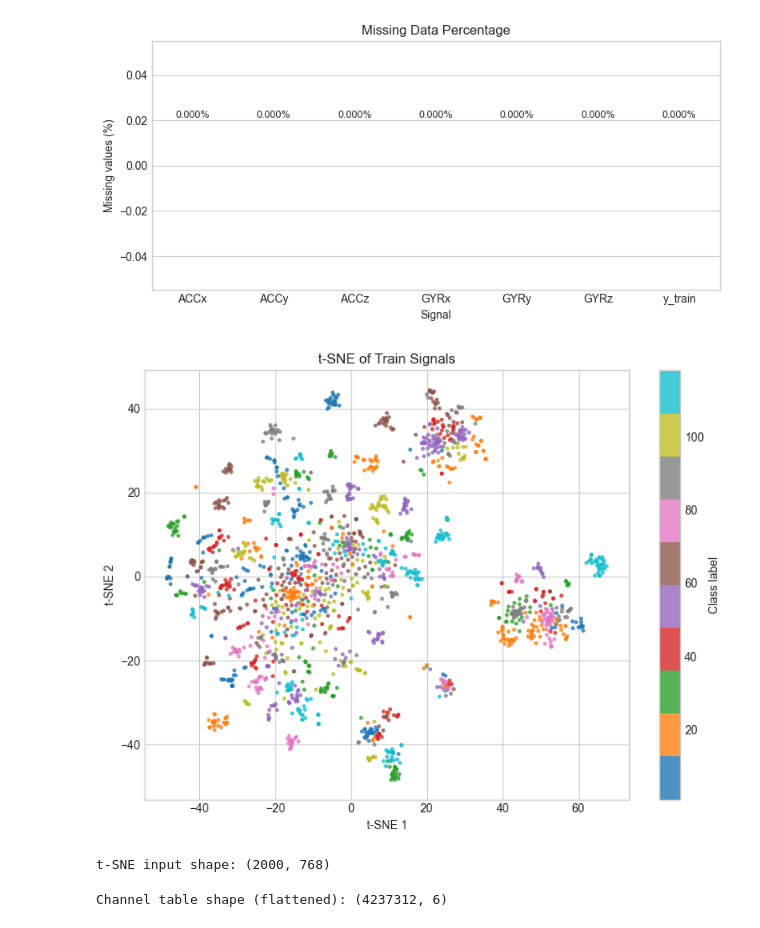
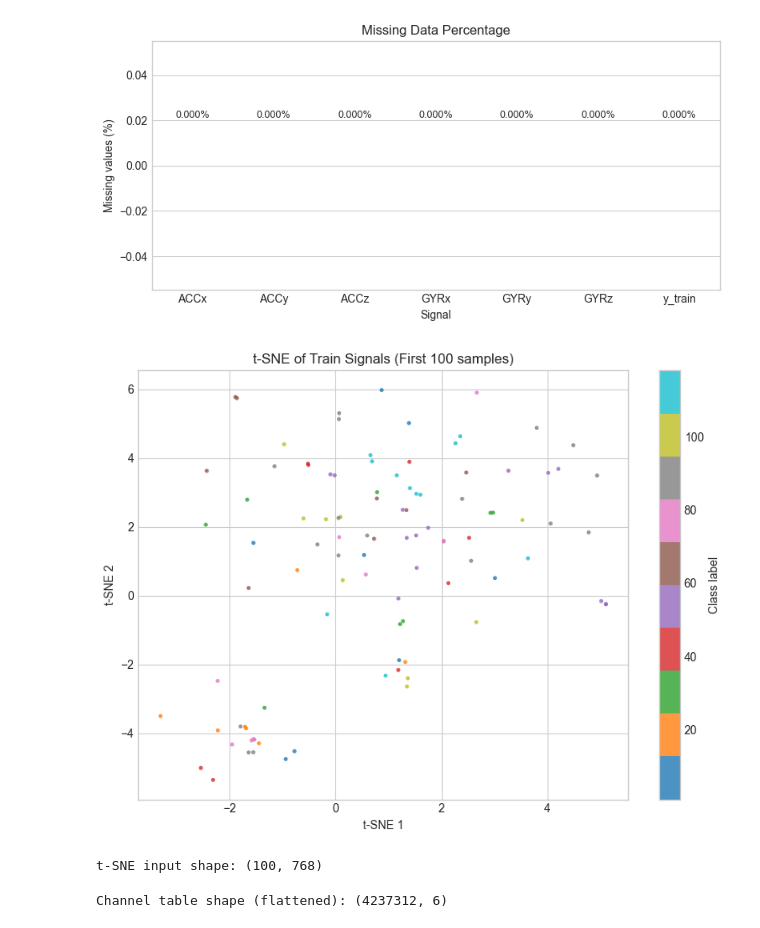
Before and after one commit to ponderingpenguins/applied-machine-learning, a Jupyter notebook: gait_classification/notebooks/prelim_data_look.ipynb, the cells around one changed output. Saved outputs shown, nothing was run; the diff lists cells and outputs as text; code cells hidden in the pictures.

```diff
--- a/gait_classification/notebooks/prelim_data_look.ipynb
+++ b/gait_classification/notebooks/prelim_data_look.ipynb
@@ -84,7 +85,7 @@ plt.show()
 | 6 | y_train | 0 | 0.0 |
 [figure]
 # %%
-max_samples = 2000
+max_samples = 100
 if X.shape[0] > max_samples:
     rng = np.random.default_rng(RANDOM_STATE)
     idx = rng.choice(X.shape[0], size=max_samples, replace=False)
@@ -98,36 +99,36 @@ X_scaled = StandardScaler().fit_transform(X_sel)
 
 tsne = TSNE(
     n_components=2,
     perplexity=30,
     learning_rate="auto",
     init="pca",
     random_state=RANDOM_STATE,
 )
 X_emb = tsne.fit_transform(X_scaled)
 
 fig, ax = plt.subplots(figsize=(8, 6))
 scatter = ax.scatter(
     X_emb[:, 0],
     X_emb[:, 1],
     c=y_sel,
     s=12,
     cmap="tab10",
     alpha=0.8,
     linewidths=0,
     rasterized=True,
 )
-ax.set_title("t-SNE of Train Signals")
+ax.set_title(f"t-SNE of Train Signals (First {max_samples} samples)")
 ax.set_xlabel("t-SNE 1")
 ax.set_ylabel("t-SNE 2")
 cbar = plt.colorbar(scatter, ax=ax)
 cbar.set_label("Class label")
 plt.tight_layout()
 plt.show()
 
 print(f"t-SNE input shape: {X_sel.shape}")
 # %% [output]
-[figure, old version]
+[figure, new version]
-t-SNE input shape: (2000, 768)
+t-SNE input shape: (100, 768)
 # %%
 channel_df = pd.DataFrame({label: arr.reshape(-1) for label, arr in signals.items()})
 corr_channels = channel_df.corr(method="pearson")
```
Also changed, not shown: parts of 8 cells of this notebook, 16 other files.
